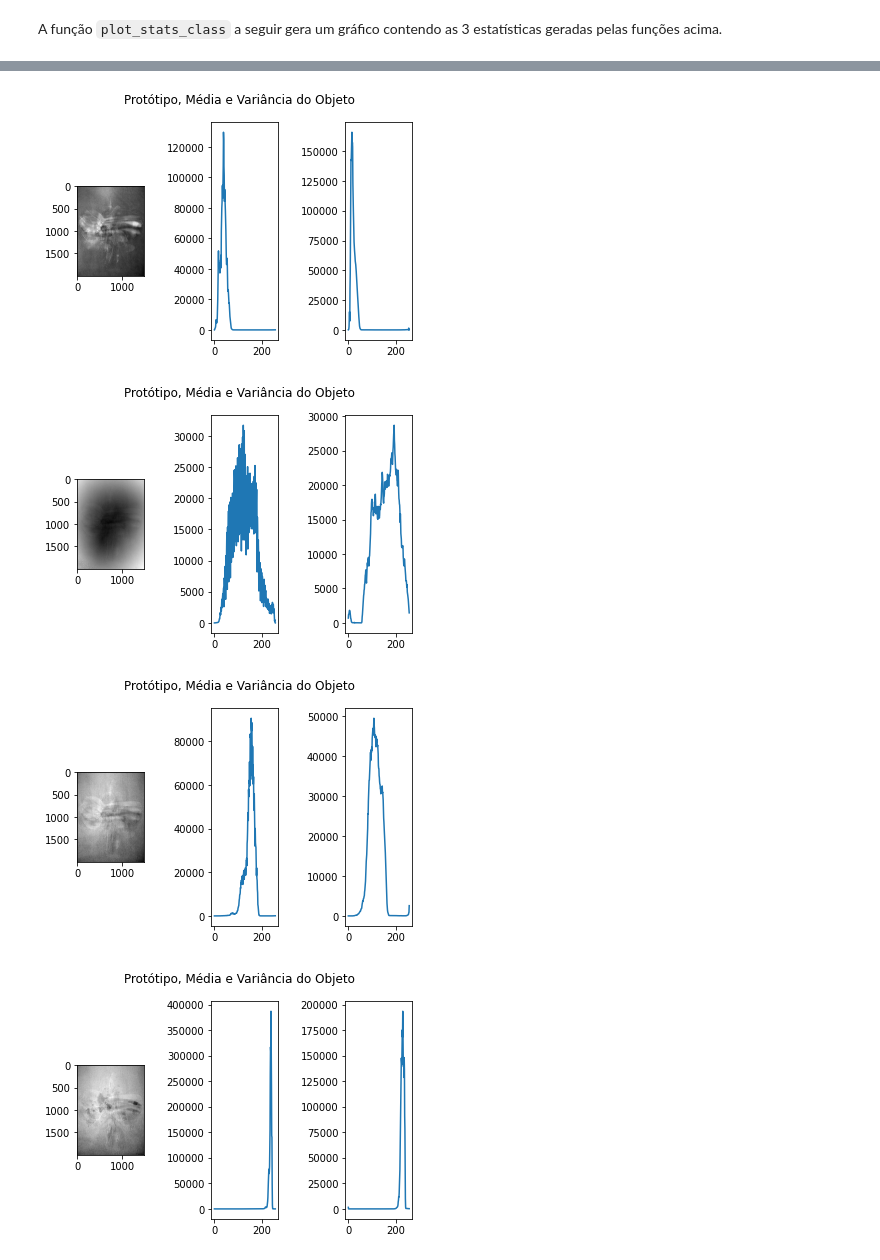
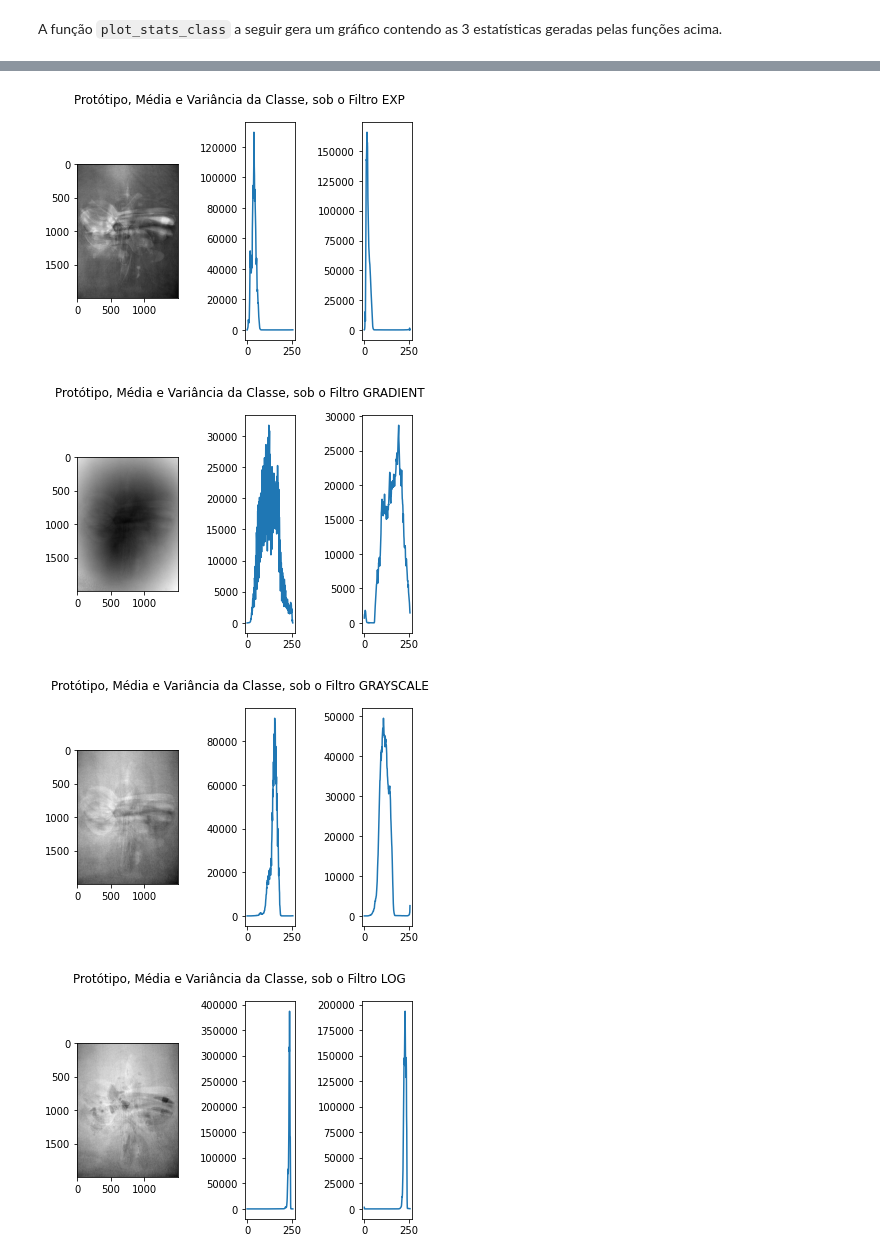
Before and after one commit to danigfavero/Visao-computacional-e-processamento-de-imagens, a Jupyter notebook: EP2.2.ipynb, the cells around one changed output, grey strips where cells are left out. Drawn from its saved outputs; the diff is of its cells as text; code cells hidden in the pictures.

Commit message:
[EP2] Exibindo as stats de todas as classes

```diff
--- a/EP2.2.ipynb
+++ b/EP2.2.ipynb
@@ -170,10 +157,10 @@ def get_all_images_from_folder(path):
 # %% [markdown]
 A função `plot_stats_class` a seguir gera um gráfico contendo as 3 estatísticas geradas pelas funções acima.
 # %%
-def plot_stats_class(class_directory):
+def plot_stats_class(class_directory, filt):
     lista = generate_histograms(class_directory)
-    fig, (ax1, ax2, ax3) = plt.subplots(1, 3)
-    fig.suptitle('Protótipo, Média e Variância do Objeto')
+    fig, (ax1, ax2, ax3) = plt.subplots(1, 3, gridspec_kw={'width_ratios': [2, 1, 1]})
+    fig.suptitle('Protótipo, Média e Variância da Classe, sob o Filtro ' + filt)
     plt.subplots_adjust(wspace=1)
     ax1.imshow(avg_prototype(class_directory), cmap='gray')
     ax2.plot([x for x in range(256)], lista[1])
@@ -183,5 +170,5 @@ Finalmente, chamamos `plot_stats_class` a fim de visualizar as estatísticas, us
 # %%
-def plot_stats():
+def plot_stats(img_class):
     filters = ['exp', 'gradient', 'grayscale', 'log', 'mean']
     norm_filters = ['normalized_exp',
                     'normalized_gradient',
@@ -191,4 +178,4 @@ def plot_stats():
     all_filters = [filters, norm_filters]
     for category in all_filters:
         for f in category:
-            plot_stats_class(f + "/colheres/") # PORQUE GOSTAMOS DE COLHERES
+            plot_stats_class(f + img_class, f.upper())
@@ -195,7 +184,7 @@ def plot_stats():
 # %%
-plot_stats()
+plot_stats("/colheres/")
 # %% [output]
-[figure, old version]
+[figure, new version]
-[figure, old version]
+[figure, new version]
-[figure, old version]
+[figure, new version]
-[figure, old version]
+[figure, new version]
```
Also changed, not shown: parts of 23 cells of this notebook.
